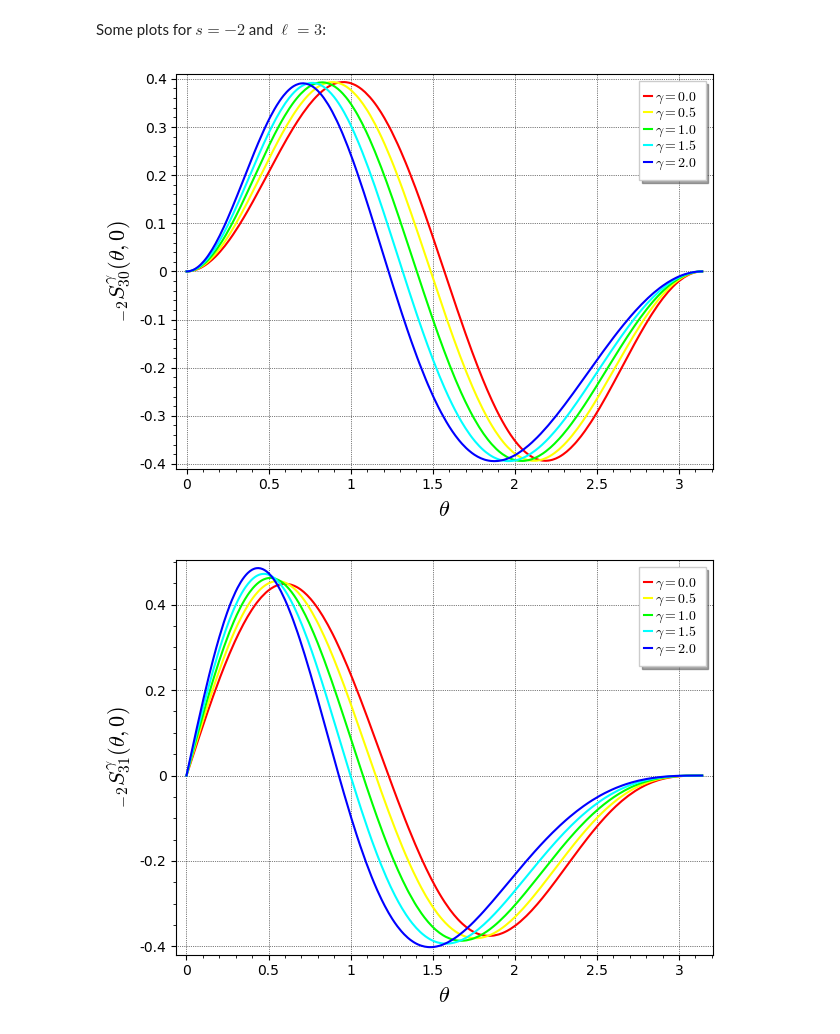
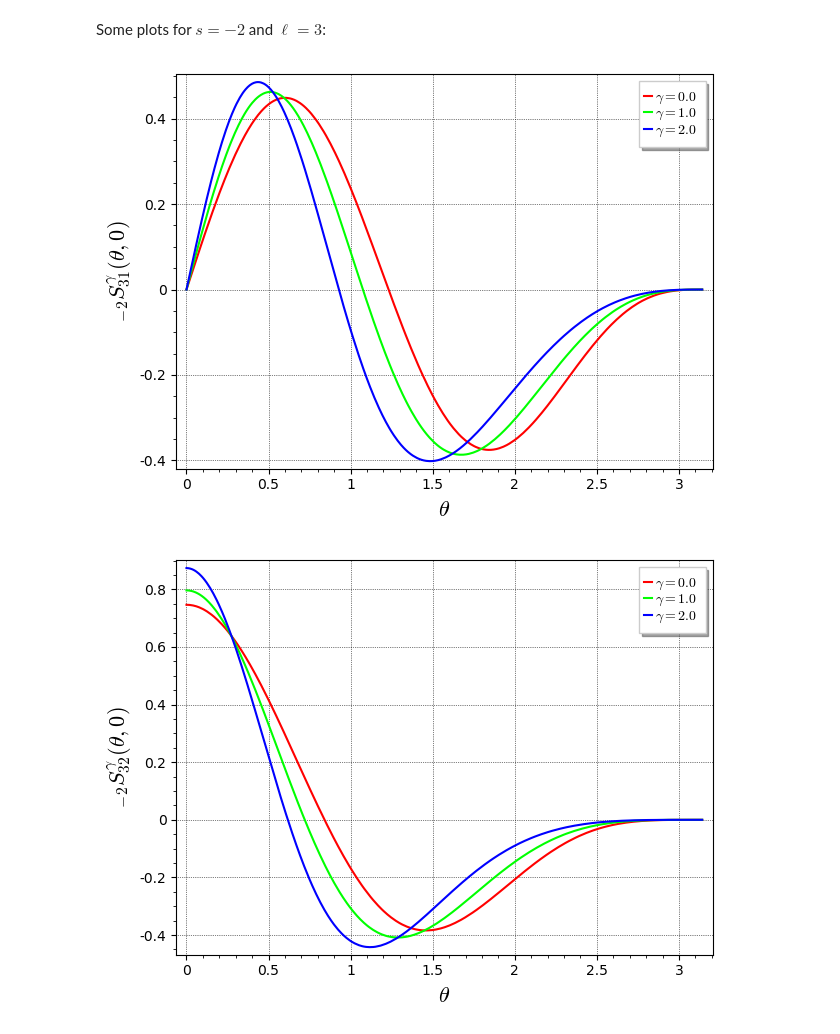
Before and after one commit to BlackHolePerturbationToolkit/kerrgeodesic_gw, a Jupyter notebook: Notebooks/basic_kerrgeodesic_gw.ipynb, the cells around one changed output. Cells and saved outputs as stored; diff of their text form; code cells hidden in the pictures.

```diff
--- a/Notebooks/basic_kerrgeodesic_gw.ipynb
+++ b/Notebooks/basic_kerrgeodesic_gw.ipynb
@@ -74,18 +80,17 @@ spin_weighted_spheroidal_harmonic(-2, 2, 1, 1.1, R200(2), R200(3))
 # %% [markdown]
 Some plots for $s=-2$ and $\ell=3$:
 # %%
-gams = [0, 0.5, 1, 1.5, 2]
 s, l = -2, 3
-for m in [0..3]:
+for m in [1..3]:
     g = Graphics()
-    for gam in gams:
+    for gam in  [0, 1, 2]:
         g += plot(spin_weighted_spheroidal_harmonic(s, l, m, gam, theta, 0),
                   (theta, 0, pi), color=hue(gam/3), thickness=1.5,
                   legend_label=r"$\gamma = {:.1f}$".format(float(gam)),
                   axes_labels=[r"$\theta$",
                                r"${{}}_{{{}}}S_{{{}{}}}^\gamma(\theta,0)$".format(s,l,m)],
                   gridlines=True, frame=True, axes=False)
     show(g)
 # %% [output]
-[figure, old version]
+[figure, new version]
-[figure, old version]
+[figure, new version]
```
Also changed, not shown: parts of 13 cells of this notebook.
